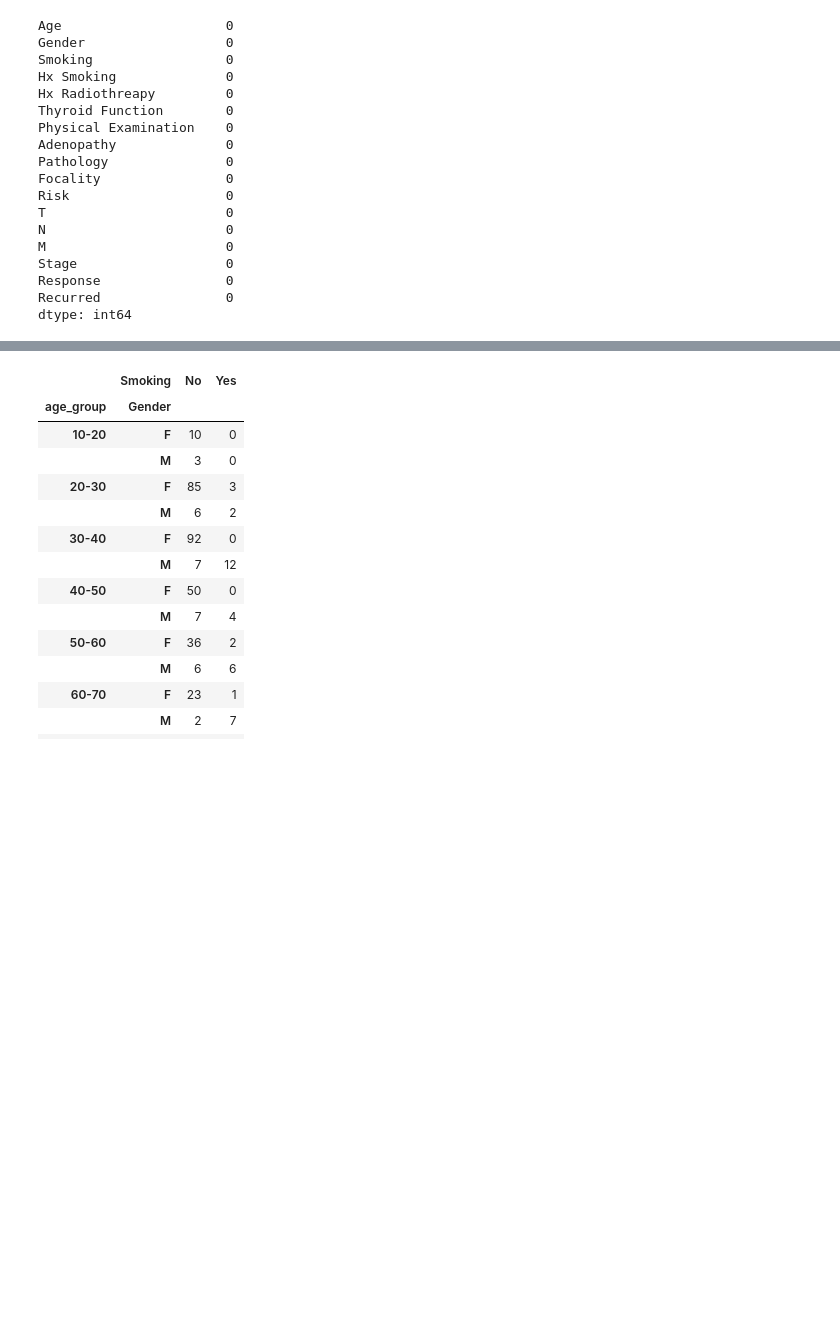
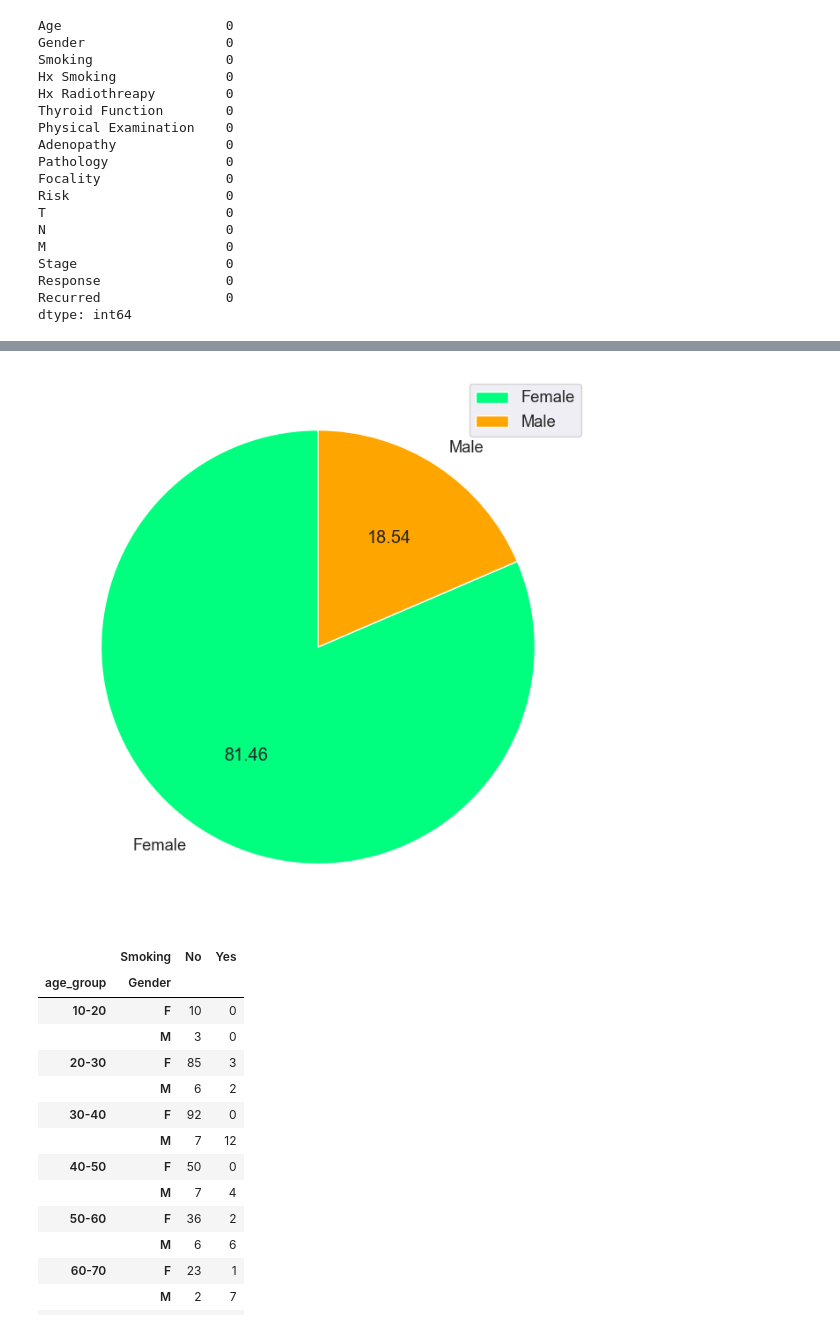
Before and after one commit to 254Bit/SmokersHealthData, a Jupyter notebook: Thyroid Dataset/thyroid_disease.ipynb, the cells around one changed output, grey strips where cells are left out. Saved outputs shown, nothing was run; the diff lists cells and outputs as text; code cells hidden in the pictures; blank space fills up the shorter version.

```diff
--- a/Thyroid Dataset/thyroid_disease.ipynb
+++ b/Thyroid Dataset/thyroid_disease.ipynb
@@ -76,3 +76,14 @@ plt.title("Countplot for Target variable");
+# %%
+plt.figure(figsize=(10,8))
+plt.pie(x=df.Gender.value_counts(),
+        labels=['Female','Male'],
+        startangle = 90,
+        colors=['springgreen','orange'],
+        autopct='%.2f'
+       );
+plt.legend();
+# %% [output]
+[figure, added]
 # %%
 #Create Age Groups
 
```
Also changed, not shown: parts of 1 cell of this notebook, 1 other file.
